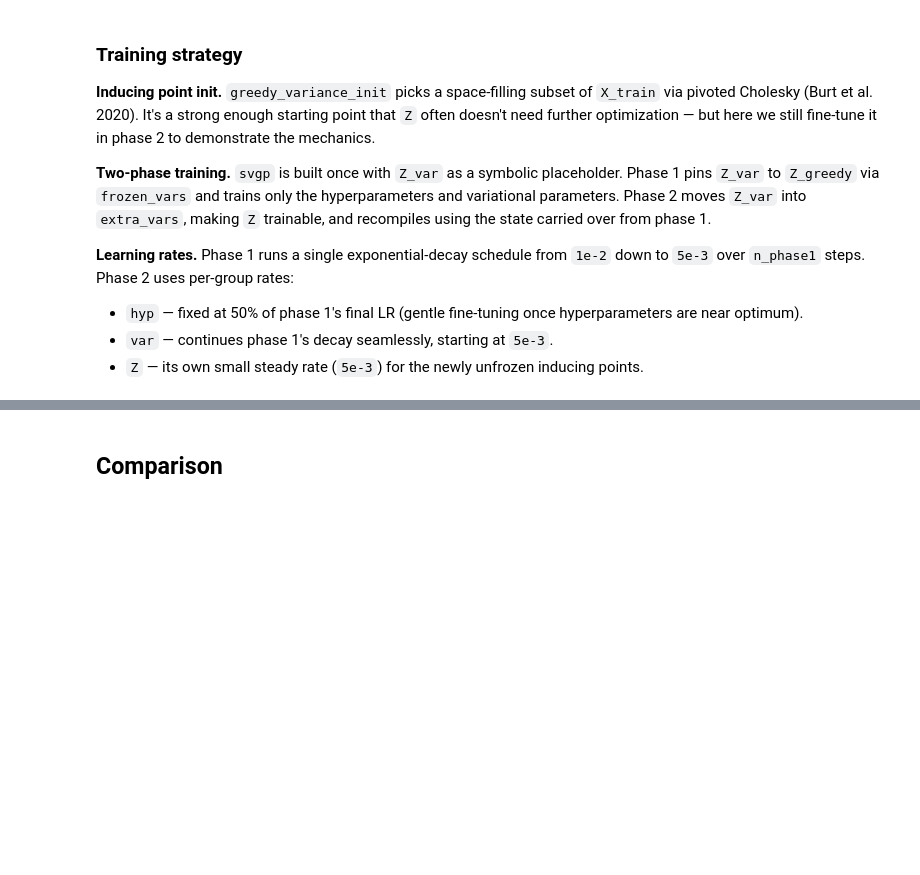
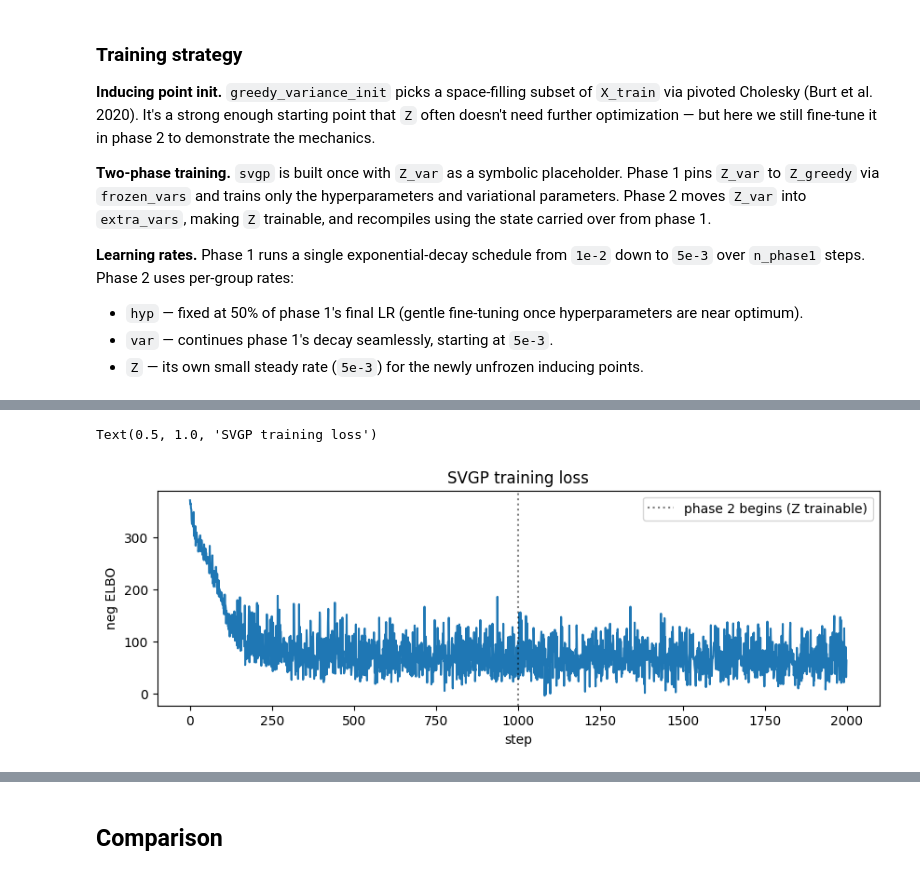
Before and after one commit to bwengals/ptgp, a Jupyter notebook: notebooks/demo.ipynb, the cells around one changed output, grey strips where cells are left out. Drawn from its saved outputs; the diff is of its cells as text; code cells hidden in the pictures; blank space fills up the shorter version.

```diff
--- a/notebooks/demo.ipynb
+++ b/notebooks/demo.ipynb
@@ -184,9 +260,11 @@ with pm.Model() as svgp_model:
     lik = pg.likelihoods.StudentT(sigma=sigma, nu=nu)
 
     svgp = pg.gp.SVGP(
-        kernel=kernel, likelihood=lik,
+        kernel=kernel,
+        likelihood=lik,
         inducing_variable=pg.inducing.Points(Z_var),
-        q_mu=q_mu_var, q_sqrt=q_sqrt_var,
+        q_mu=q_mu_var,
+        q_sqrt=q_sqrt_var,
     )
 # %% [markdown]
 ### Training strategy
@@ -207,8 +285,10 @@ batch_size = 32
 n_phase1 = 1000
 n_phase2 = 1000
 
+
 def elbo_scaled(model, X, y):
     return pg.objectives.elbo(model, X, y, n_data=N)
+
 
 # ----- Phase 1: Z frozen -----
 phase1_base_lr = 1e-2
@@ -216,13 +296,18 @@ phase1_decay_rate = 0.5
 phase1_final_lr = phase1_base_lr * phase1_decay_rate  # LR at t=n_phase1
 
 train_step_1, shared_params_1, shared_extras_1 = pg.optim.compile_training_step(
-    elbo_scaled, svgp, X_batch_var, y_batch_var,
+    elbo_scaled,
+    svgp,
+    X_batch_var,
+    y_batch_var,
     model=svgp_model,
     extra_vars=[q_mu_var, q_sqrt_var],
     extra_init=[np.zeros(M_svgp), np.eye(M_svgp)],
     frozen_vars={Z_var: Z_greedy},
     learning_rate=pg.optim.schedules.exponential_decay(
-        phase1_base_lr, decay_rate=phase1_decay_rate, decay_steps=n_phase1,
+        phase1_base_lr,
+        decay_rate=phase1_decay_rate,
+        decay_steps=n_phase1,
     ),
 )
 
@@ -241,21 +326,26 @@ hyp_value_vars = [svgp_model.rvs_to_values[rv] for rv in (ls, eta, sigma, nu)]
 phase2_hyp_lr = 0.5 * phase1_final_lr
 
 train_step_2, shared_params_svgp, shared_extras_svgp = pg.optim.compile_training_step(
-    elbo_scaled, svgp, X_batch_var, y_batch_var,
+    elbo_scaled,
+    svgp,
+    X_batch_var,
+    y_batch_var,
     model=svgp_model,
     extra_vars=[q_mu_var, q_sqrt_var, Z_var],
     extra_init=[np.zeros(M_svgp), np.eye(M_svgp), Z_greedy],
     param_groups={
         "hyp": hyp_value_vars,
         "var": [q_mu_var, q_sqrt_var],
-        "Z":   [Z_var],
+        "Z": [Z_var],
     },
     learning_rate={
         "hyp": phase2_hyp_lr,
         "var": pg.optim.schedules.exponential_decay(
-            phase1_final_lr, decay_rate=phase1_decay_rate, decay_steps=n_phase1,
+            phase1_final_lr,
+            decay_rate=phase1_decay_rate,
+            decay_steps=n_phase1,
         ),
-        "Z":   5e-3,
+        "Z": 5e-3,
     },
 )
 
@@ -277,4 +367,6 @@ elapsed_2 = time.time() - t0
 params_svgp = pg.optim.get_trained_params(svgp_model, shared_params_svgp)
 print(f"\nRecovered: {params_svgp}")
 print(f"True:      eta={eta_true}, ls={ls_true}, noise_std={noise_std}, nu={nu_true}")
-print(f"\ntraining time: phase 1 = {elapsed_1:.2f}s, phase 2 = {elapsed_2:.2f}s, total = {elapsed_1 + elapsed_2:.2f}s")
+print(
+    f"\ntraining time: phase 1 = {elapsed_1:.2f}s, phase 2 = {elapsed_2:.2f}s, total = {elapsed_1 + elapsed_2:.2f}s"
+)
@@ -281,10 +387,15 @@ print(f"\ntraining time: phase 1 = {elapsed_1:.2f}s, phase 2 = {elapsed_2:.2f}s,
 # %%
 plt.figure(figsize=(10, 3))
 plt.plot(losses)
-plt.axvline(n_phase1, color="k", linestyle=":", alpha=0.5, label="phase 2 begins (Z trainable)")
+plt.axvline(
+    n_phase1, color="k", linestyle=":", alpha=0.5, label="phase 2 begins (Z trainable)"
+)
 plt.xlabel("step")
 plt.ylabel("neg ELBO")
 plt.legend()
-plt.title("SVGP training loss");
+plt.title("SVGP training loss")
+# %% [output]
+Text(0.5, 1.0, 'SVGP training loss')
+[figure, added]
 # %%
 predict_svgp = pg.optim.compile_predict(
```
Also changed, not shown: parts of 15 cells of this notebook, 8 other files.
